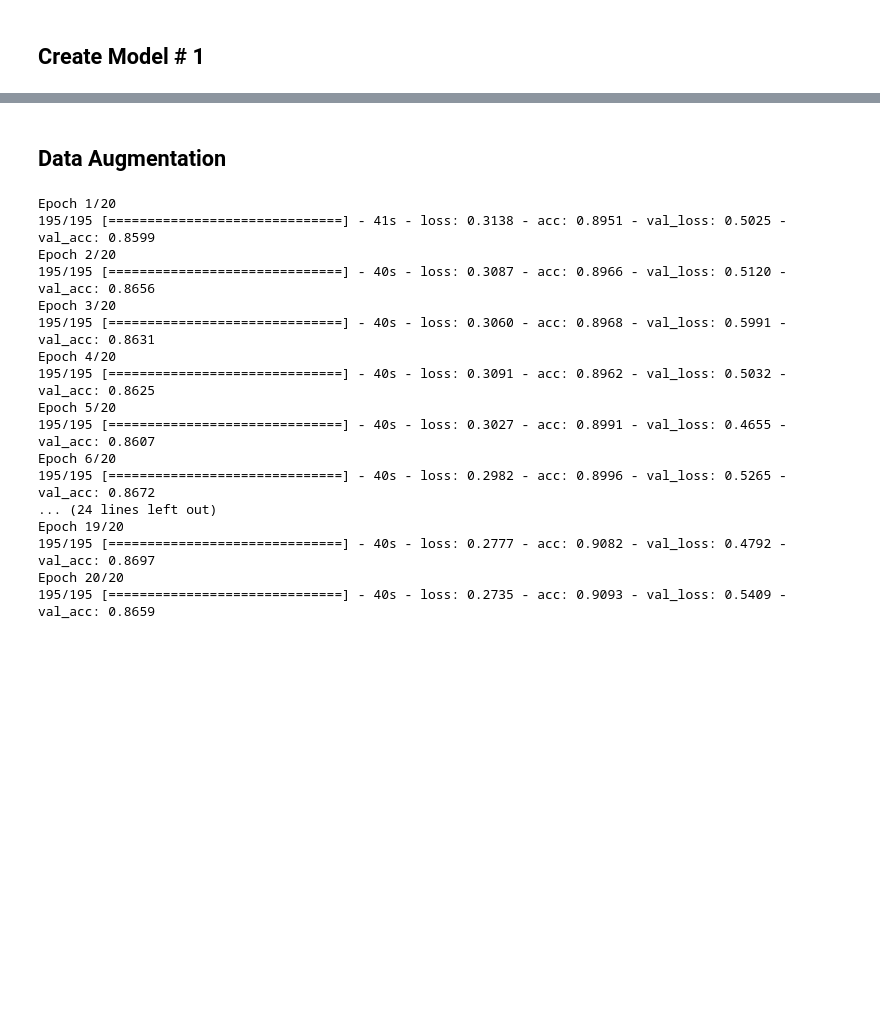
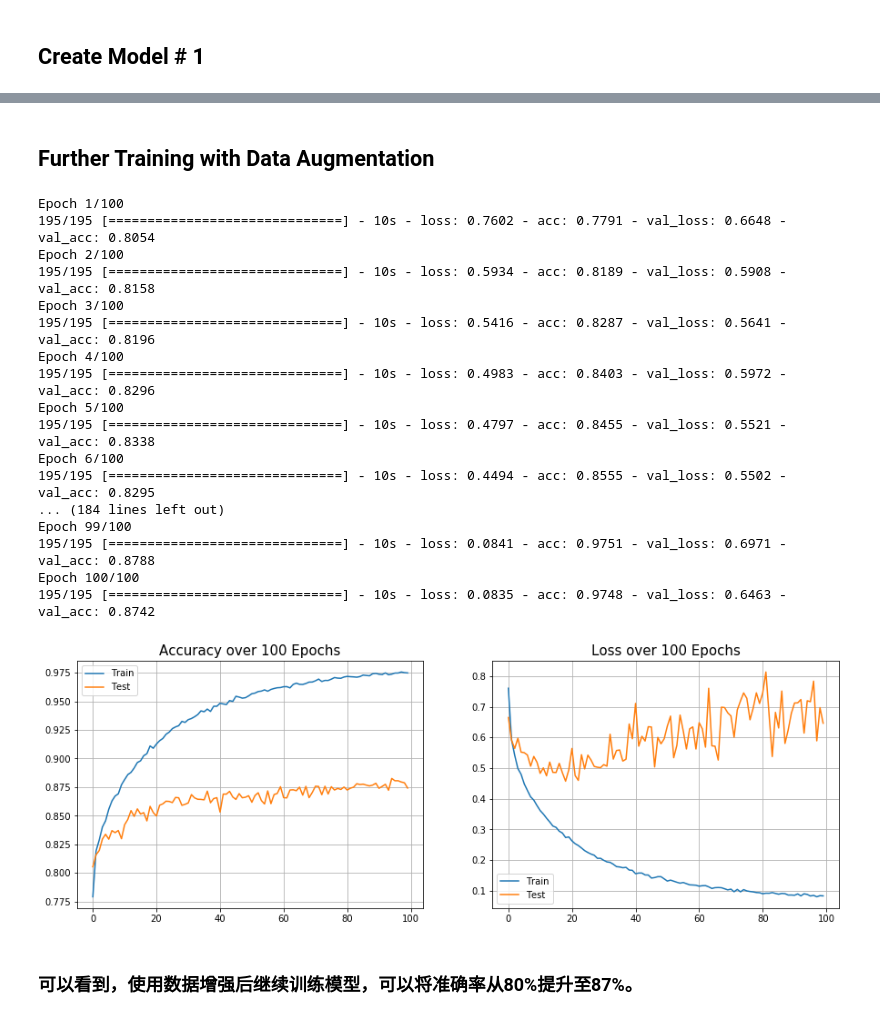
Before and after one commit to mtyylx/MLND, a Jupyter notebook: P5_Image_Classification/CIFAR10 Image Classification using Keras.ipynb, the cells around one changed output, grey strips where cells are left out. Cells and saved outputs as stored; diff of their text form; code cells hidden in the pictures; blank space fills up the shorter version.

```diff
--- a/P5_Image_Classification/CIFAR10 Image Classification using Keras.ipynb
+++ b/P5_Image_Classification/CIFAR10 Image Classification using Keras.ipynb
@@ -158,5 +172,5 @@ Testing Accuracy = 77.68 %    loss = 0.879715
 # %% [markdown]
-## Data Augmentation
+## Further Training with Data Augmentation
 # %%
 aug_gen = ImageDataGenerator(
     featurewise_center = False,  # set input mean to 0 over the dataset
@@ -174,24 +188,31 @@ aug_gen = ImageDataGenerator(
 aug_gen.fit(X_train)
 gen = aug_gen.flow(X_train, y_train, batch_size=batch_size)
 h = model1.fit_generator(generator=gen, steps_per_epoch=50000//batch_size, epochs=nb_epoch, validation_data=(X_test, y_test))
+model1.save('CIFAR10_model_with_data_augmentation.h5')
 # %% [output]
-Epoch 1/20
-195/195 [==============================] - 41s - loss: 0.3138 - acc: 0.8951 - val_loss: 0.5025 - val_acc: 0.8599
-Epoch 2/20
-195/195 [==============================] - 40s - loss: 0.3087 - acc: 0.8966 - val_loss: 0.5120 - val_acc: 0.8656
-Epoch 3/20
-195/195 [==============================] - 40s - loss: 0.3060 - acc: 0.8968 - val_loss: 0.5991 - val_acc: 0.8631
-Epoch 4/20
-195/195 [==============================] - 40s - loss: 0.3091 - acc: 0.8962 - val_loss: 0.5032 - val_acc: 0.8625
-Epoch 5/20
-195/195 [==============================] - 40s - loss: 0.3027 - acc: 0.8991 - val_loss: 0.4655 - val_acc: 0.8607
-Epoch 6/20
-195/195 [==============================] - 40s - loss: 0.2982 - acc: 0.8996 - val_loss: 0.5265 - val_acc: 0.8672
-... (24 lines left out)
-Epoch 19/20
-195/195 [==============================] - 40s - loss: 0.2777 - acc: 0.9082 - val_loss: 0.4792 - val_acc: 0.8697
-Epoch 20/20
-195/195 [==============================] - 40s - loss: 0.2735 - acc: 0.9093 - val_loss: 0.5409 - val_acc: 0.8659
+Epoch 1/100
+195/195 [==============================] - 10s - loss: 0.7602 - acc: 0.7791 - val_loss: 0.6648 - val_acc: 0.8054
+Epoch 2/100
+195/195 [==============================] - 10s - loss: 0.5934 - acc: 0.8189 - val_loss: 0.5908 - val_acc: 0.8158
+Epoch 3/100
+195/195 [==============================] - 10s - loss: 0.5416 - acc: 0.8287 - val_loss: 0.5641 - val_acc: 0.8196
+Epoch 4/100
+195/195 [==============================] - 10s - loss: 0.4983 - acc: 0.8403 - val_loss: 0.5972 - val_acc: 0.8296
+Epoch 5/100
+195/195 [==============================] - 10s - loss: 0.4797 - acc: 0.8455 - val_loss: 0.5521 - val_acc: 0.8338
+Epoch 6/100
+195/195 [==============================] - 10s - loss: 0.4494 - acc: 0.8555 - val_loss: 0.5502 - val_acc: 0.8295
+... (184 lines left out)
+Epoch 99/100
+195/195 [==============================] - 10s - loss: 0.0841 - acc: 0.9751 - val_loss: 0.6971 - val_acc: 0.8788
+Epoch 100/100
+195/195 [==============================] - 10s - loss: 0.0835 - acc: 0.9748 - val_loss: 0.6463 - val_acc: 0.8742
+# %%
+plot_acc_loss(h, nb_epoch)
+# %% [output]
+[figure, added]
+# %% [markdown]
+### 可以看到，使用数据增强后继续训练模型，可以将准确率从80%提升至87%。
 # %%
 loss, accuracy = model1.evaluate(X_train, y_train, verbose=0)
 print("Training Accuracy = %.2f %%     loss = %f" % (accuracy * 100, loss))
```
Also changed, not shown: parts of 33 cells of this notebook.
